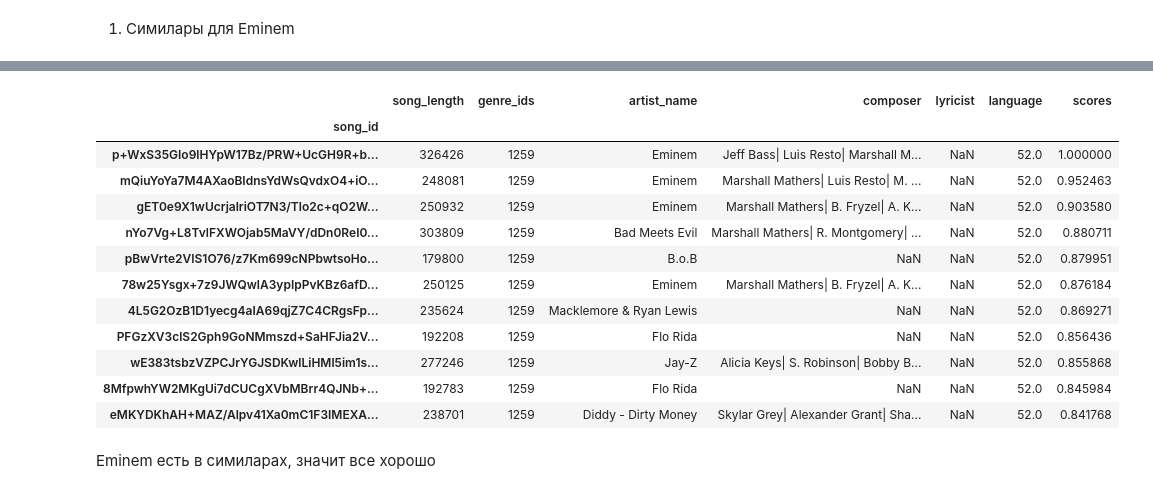
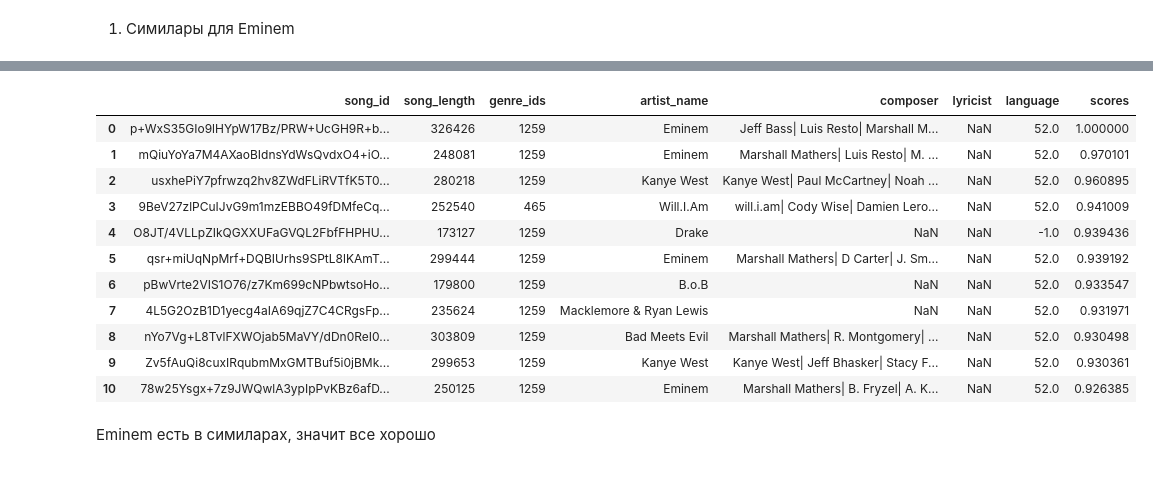
Before and after one commit to davidenkoim/hse_recsys2020, a Jupyter notebook: HomeWorks/hw2/hw2.ipynb, the cells around one changed output, grey strips where cells are left out. Saved outputs shown, nothing was run; the diff lists cells and outputs as text; code cells hidden in the pictures.

```diff
--- a/HomeWorks/hw2/hw2.ipynb
+++ b/HomeWorks/hw2/hw2.ipynb
@@ -73,23 +96,25 @@ Size:       971675848
 Compressed: 106420688
 # %%
 dataset_path = ""
-members = pd.read_csv(dataset_path + "members.csv", dtype={'city': 'category',
+members = pd.read_csv(dataset_path + "members.csv", dtype={'msno': str,
+                                                           'city': 'category',
                                                            'registered_via': 'category'},
                       parse_dates=['registration_init_time', 'expiration_date'])
 song_extra_info = pd.read_csv(dataset_path + "song_extra_info.csv", dtype={'name': 'category',
-                                                                           'song_id': 'category'})
-songs = pd.read_csv(dataset_path + "songs.csv", dtype={'language': 'category',
-                                                       'song_id': 'category'})
-test = pd.read_csv(dataset_path + "test.csv", dtype={'msno': 'category',
+                                                                           'song_id': str})
+songs = pd.read_csv(dataset_path + "songs.csv", dtype={'msno': str,
+                                                       'language': 'category',
+                                                       'song_id': str})
+test = pd.read_csv(dataset_path + "test.csv", dtype={'msno': str,
+                                                     'song_id': str,
                                                      'source_system_tab': 'category',
                                                      'source_screen_name': 'category',
-                                                     'source_type': 'category',
-                                                     'song_id': 'category'})
-train = pd.read_csv(dataset_path + "train.csv", dtype={'msno': 'category',
+                                                     'source_type': 'category'})
+train = pd.read_csv(dataset_path + "train.csv", dtype={'msno': str,
+                                                       'song_id': str,
                                                        'source_system_tab': 'category',
                                                        'source_screen_name': 'category',
                                                        'source_type': 'category',
-                                                       'song_id': 'category',
                                                        'target': int})
 # %%
 members
@@ -249,9 +274,9 @@ Prepare songs...
 Extract data from isrc...
 Merging...
 # %%
-X_train = features.get_features(train)
+X = features.get_features(train)
 # %%
-X_train, y_train = X_train.drop(columns=['msno', 'song_id', 'target']), X_train.target
+X_train, y_train = X.drop(columns=['msno', 'song_id', 'target']), X.target
 # %% [markdown]
 # Задача 1:
 
@@ -406,10 +431,8 @@ class W2V:
 
     def build_sentenses(self, X_train, y_train):
         print('Building user songs...')
-        for (index, row), target in tqdm(zip(X_train.iterrows(), y_train), total=y_train.size):
+        for user_id, song_id, target in tqdm(zip(X_train.msno, X_train.song_id, y_train), total=y_train.size):
             if target == 1:
-                user_id = row['msno']
-                song_id = row['song_id']
                 self.user_songs[user_id].append(song_id)
 
     def train(self, X_train, y_train):
@@ -421,7 +444,7 @@ class W2V:
 
         if self.w2v is None:
             self.w2v = Word2Vec(min_count=20,
-                     window=8,
+                     window=3,
                      size=self.embedding_size,
                      negative=20,
                      sg=1,
@@ -431,7 +454,7 @@ class W2V:
             self.w2v.build_vocab(sentenses, progress_per=1000)
 
             print('Training Word2Vec...')
-            self.w2v.train(sentenses, total_examples=self.w2v.corpus_count, epochs=10, report_delay=1)
+            self.w2v.train(sentenses, total_examples=self.w2v.corpus_count, epochs=30, report_delay=1)
             print(self.w2v)
 
             self.w2v.init_sims(replace=True)
@@ -444,11 +467,8 @@ class W2V:
         return self.w2v.wv.most_similar(positive=song_id)
 
     def predict_proba(self, X):
-        song2emb = lambda song: self.w2v.wv.word_vec(song) if song in self.w2v.wv.vocab else np.zeros(self.embedding_size)
-        user2emb = lambda user: self.user_embeddings[user]
-        s_emb = np.vstack(X['song_id'].astype(str).apply(song2emb))
-        u_emb = np.vstack(X['msno'].astype(str).apply(user2emb))
-        return (s_emb * u_emb).sum(axis=1)
+        return [np.sum(self.w2v.wv.word_vec(song) * self.user_embeddings[user])
+                       if song in self.w2v.wv.vocab else 0 for user, song in tqdm(zip(X.msno, X.song_id), total=X.msno.size)]
 
     def roc_auc(self, X_train, y_train):
         return roc_auc_score(self.predict_proba(X_train), y_train)
@@ -490,23 +520,22 @@ nfhjNo8jBDgSEFM0c05FVA2vxoaYAJnD+UCgJgLcwMo= [ 0.0278043  -0.31557512 -0.1673560
 # %%
 song_id = 'p+WxS35GIo9lHYpW17Bz/PRW+UcGH9R+bq+wU2caYnY='
 sims, sc = tuple(zip((song_id, 1), *word2vec.most_similar(song_id)))
-res = songs.set_index('song_id').loc[list(sims)]
+res = songs.set_index('song_id').loc[list(sims)].reset_index()
 res['scores'] = sc
 res
 # %% [output]
-|  | song_length | genre_ids | artist_name | composer | lyricist | language | scores |
-| song_id |  |  |  |  |  |  |  |
-| p+WxS35GIo9lHYpW17Bz/PRW+UcGH9R+b... | 326426 | 1259 | Eminem | Jeff Bass| Luis Resto| Marshall M... | NaN | 52.0 | 1.000000 |
-| mQiuYoYa7M4AXaoBIdnsYdWsQvdxO4+iO... | 248081 | 1259 | Eminem | Marshall Mathers| Luis Resto| M. ... | NaN | 52.0 | 0.952463 |
-| gET0e9X1wUcrjalriOT7N3/Tlo2c+qO2W... | 250932 | 1259 | Eminem | Marshall Mathers| B. Fryzel| A. K... | NaN | 52.0 | 0.903580 |
-| nYo7Vg+L8TvlFXWOjab5MaVY/dDn0ReI0... | 303809 | 1259 | Bad Meets Evil | Marshall Mathers| R. Montgomery| ... | NaN | 52.0 | 0.880711 |
-| pBwVrte2VIS1O76/z7Km699cNPbwtsoHo... | 179800 | 1259 | B.o.B | NaN | NaN | 52.0 | 0.879951 |
-| 78w25Ysgx+7z9JWQwlA3ypIpPvKBz6afD... | 250125 | 1259 | Eminem | Marshall Mathers| B. Fryzel| A. K... | NaN | 52.0 | 0.876184 |
-| 4L5G2OzB1D1yecg4aIA69qjZ7C4CRgsFp... | 235624 | 1259 | Macklemore & Ryan Lewis | NaN | NaN | 52.0 | 0.869271 |
-| PFGzXV3clS2Gph9GoNMmszd+SaHFJia2V... | 192208 | 1259 | Flo Rida | NaN | NaN | 52.0 | 0.856436 |
-| wE383tsbzVZPCJrYGJSDKwlLiHMl5im1s... | 277246 | 1259 | Jay-Z | Alicia Keys| S. Robinson| Bobby B... | NaN | 52.0 | 0.855868 |
-| 8MfpwhYW2MKgUi7dCUCgXVbMBrr4QJNb+... | 192783 | 1259 | Flo Rida | NaN | NaN | 52.0 | 0.845984 |
-| eMKYDKhAH+MAZ/Alpv41Xa0mC1F3IMEXA... | 238701 | 1259 | Diddy - Dirty Money | Skylar Grey| Alexander Grant| Sha... | NaN | 52.0 | 0.841768 |
+|  | song_id | song_length | genre_ids | artist_name | composer | lyricist | language | scores |
+| 0 | p+WxS35GIo9lHYpW17Bz/PRW+UcGH9R+b... | 326426 | 1259 | Eminem | Jeff Bass| Luis Resto| Marshall M... | NaN | 52.0 | 1.000000 |
+| 1 | mQiuYoYa7M4AXaoBIdnsYdWsQvdxO4+iO... | 248081 | 1259 | Eminem | Marshall Mathers| Luis Resto| M. ... | NaN | 52.0 | 0.970101 |
+| 2 | usxhePiY7pfrwzq2hv8ZWdFLiRVTfK5T0... | 280218 | 1259 | Kanye West | Kanye West| Paul McCartney| Noah ... | NaN | 52.0 | 0.960895 |
+| 3 | 9BeV27zlPCuIJvG9m1mzEBBO49fDMfeCq... | 252540 | 465 | Will.I.Am | will.i.am| Cody Wise| Damien Lero... | NaN | 52.0 | 0.941009 |
+| 4 | O8JT/4VLLpZIkQGXXUFaGVQL2FbfFHPHU... | 173127 | 1259 | Drake | NaN | NaN | -1.0 | 0.939436 |
+| 5 | qsr+miUqNpMrf+DQBIUrhs9SPtL8lKAmT... | 299444 | 1259 | Eminem | Marshall Mathers| D Carter| J. Sm... | NaN | 52.0 | 0.939192 |
+| 6 | pBwVrte2VIS1O76/z7Km699cNPbwtsoHo... | 179800 | 1259 | B.o.B | NaN | NaN | 52.0 | 0.933547 |
+| 7 | 4L5G2OzB1D1yecg4aIA69qjZ7C4CRgsFp... | 235624 | 1259 | Macklemore & Ryan Lewis | NaN | NaN | 52.0 | 0.931971 |
+| 8 | nYo7Vg+L8TvlFXWOjab5MaVY/dDn0ReI0... | 303809 | 1259 | Bad Meets Evil | Marshall Mathers| R. Montgomery| ... | NaN | 52.0 | 0.930498 |
+| 9 | Zv5fAuQi8cuxIRqubmMxGMTBuf5i0jBMk... | 299653 | 1259 | Kanye West | Kanye West| Jeff Bhasker| Stacy F... | NaN | 52.0 | 0.930361 |
+| 10 | 78w25Ysgx+7z9JWQwlA3ypIpPvKBz6afD... | 250125 | 1259 | Eminem | Marshall Mathers| B. Fryzel| A. K... | NaN | 52.0 | 0.926385 |
 # %% [markdown]
 Eminem есть в симиларах, значит все хорошо
 # %% [markdown]
```
Also changed, not shown: parts of 20 cells of this notebook.
